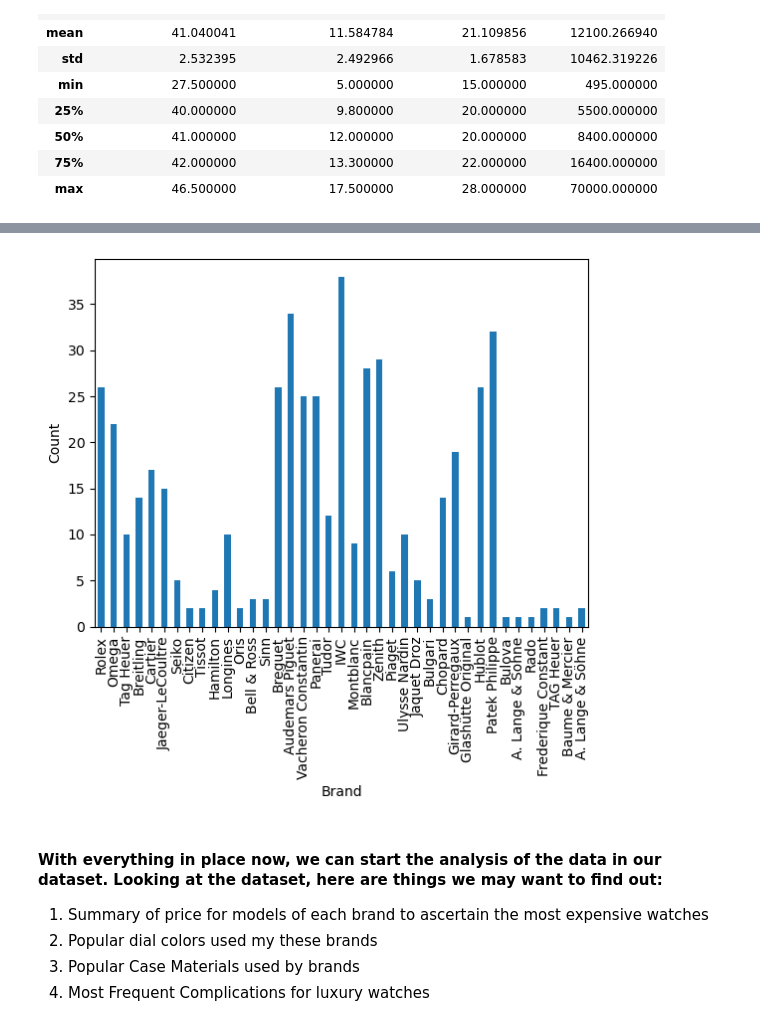
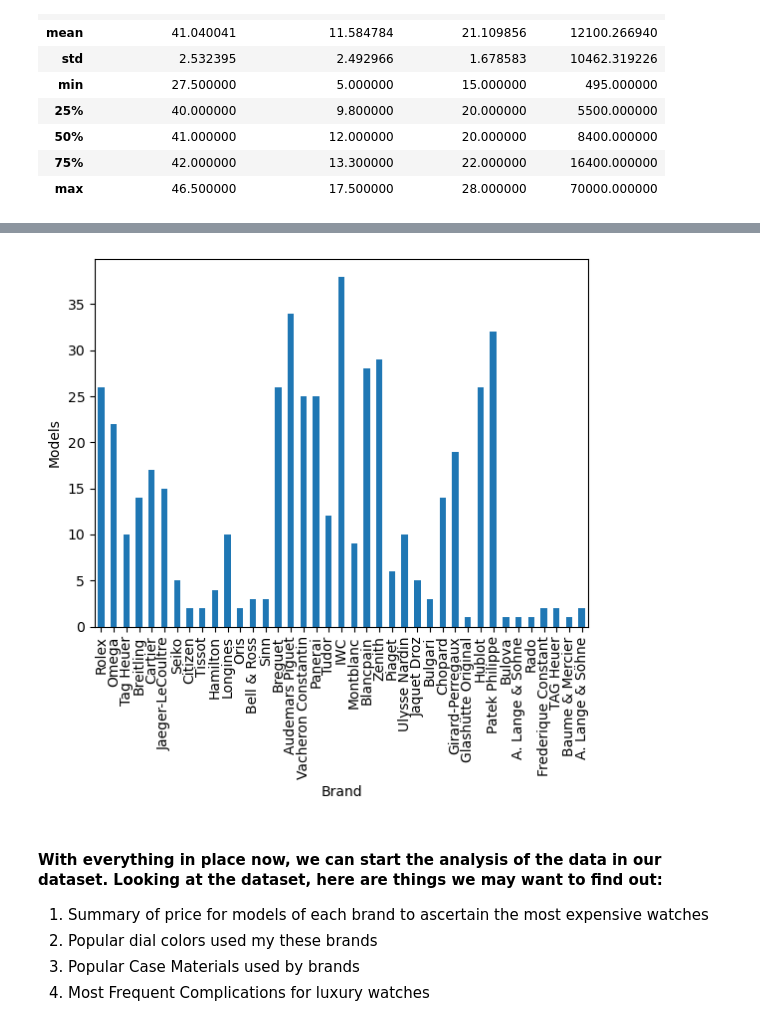
Before and after one commit to chikeibezim/analyzing-luxury-watches, a Jupyter notebook: analyzing-luxury-watches.ipynb, the cells around one changed output, grey strips where cells are left out. Cells and saved outputs as stored; diff of their text form; code cells hidden in the pictures.

```diff
--- a/analyzing-luxury-watches.ipynb
+++ b/analyzing-luxury-watches.ipynb
@@ -125,16 +125,16 @@ lw_df_cleaned.head()
 # %%
 from matplotlib import pyplot as plt
 
 # - let's summarize the watches in our dataset using a table and a chart
 lw_df_cleaned.value_counts()
 
 lw_df_cleaned['Brand'].value_counts(sort=False).plot(kind="bar")
 
 plt.xlabel("Brand")
-plt.ylabel("Count")
+plt.ylabel("Models")
 plt.show()
 # %% [output]
-[figure, old version]
+[figure, new version]
 # %% [markdown]
 #### With everything in place now, we can start the analysis of the data in our dataset. Looking at the dataset, here are things we may want to find out:
 1. Summary of price for models of each brand to ascertain the most expensive watches
```
Also changed, not shown: parts of 3 cells of this notebook.
